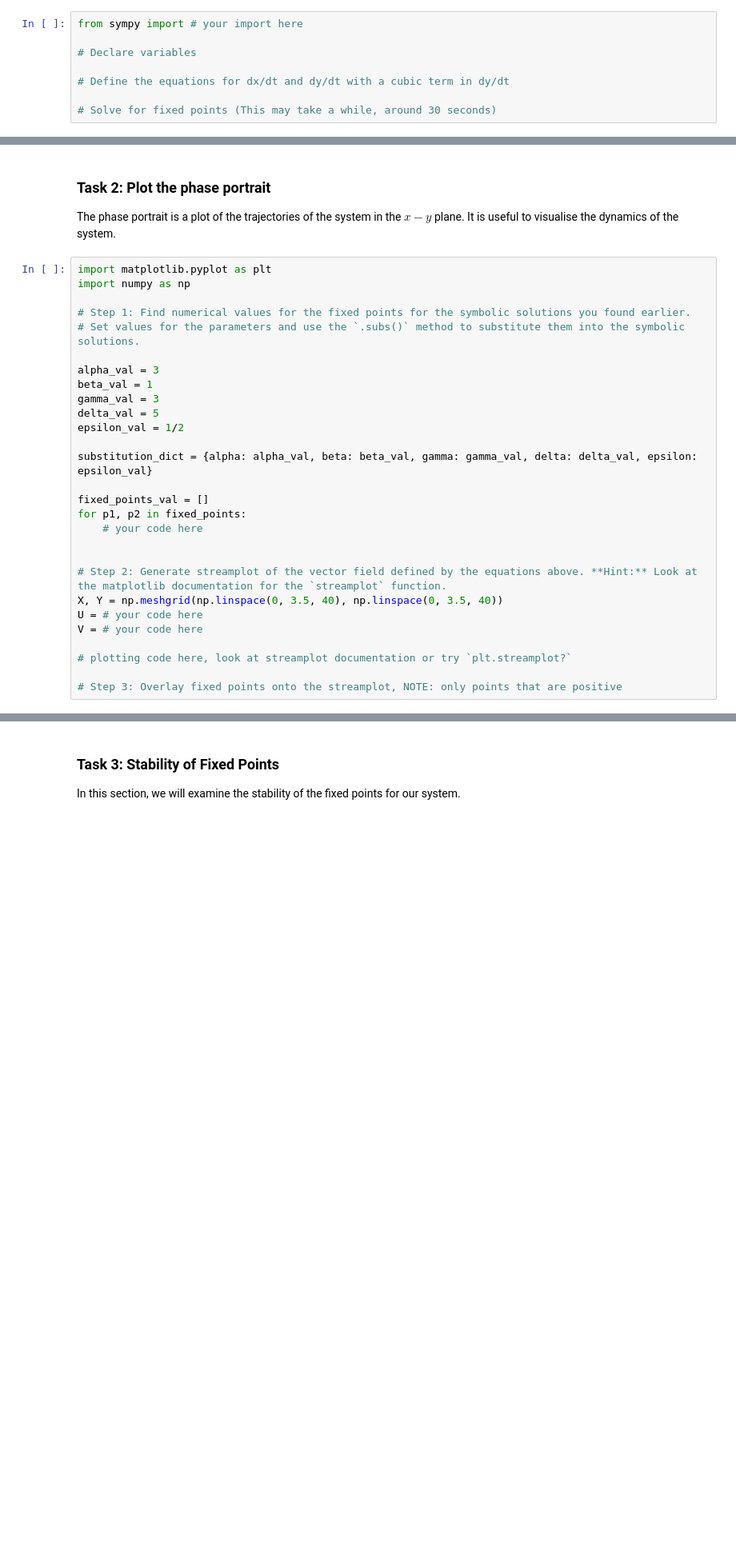
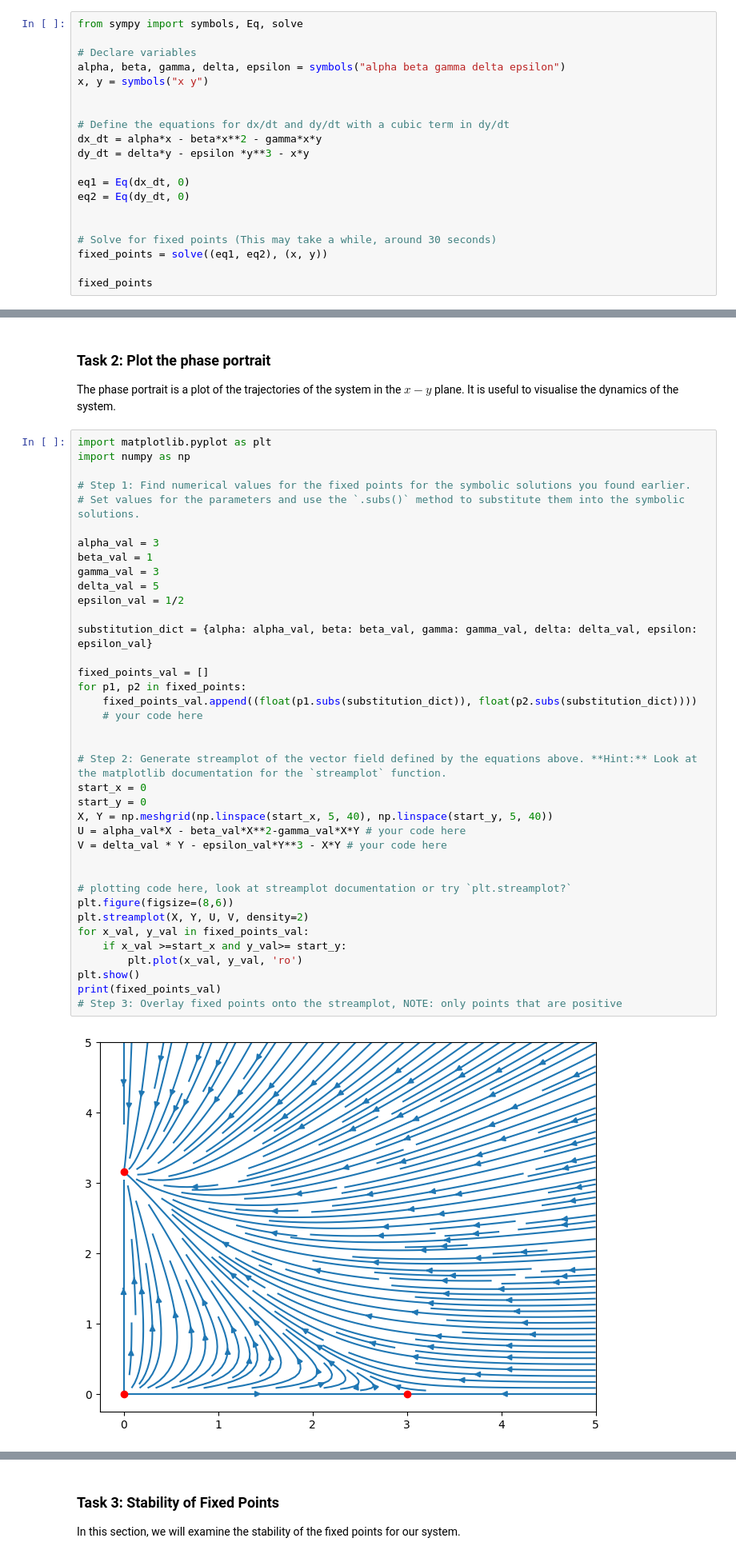
Before and after one commit to alexmakassiouk/eth-economic-dynamics, a Jupyter notebook: repetition/SS_6.ipynb, the cells around one changed output, grey strips where cells are left out. Shown at 80% size. Drawn from its saved outputs; the diff is of its cells as text; blank space fills up the shorter version.

```diff
--- a/repetition/SS_6.ipynb
+++ b/repetition/SS_6.ipynb
@@ -24,10 +24,22 @@ $$
 # %% [markdown]
 ### Task 1: Find the Fixed Points Analytically (with `sympy`)
 # %%
-from sympy import # your import here
+from sympy import symbols, Eq, solve
 
 # Declare variables
+alpha, beta, gamma, delta, epsilon = symbols("alpha beta gamma delta epsilon")
+x, y = symbols("x y")
+
 
 # Define the equations for dx/dt and dy/dt with a cubic term in dy/dt
+dx_dt = alpha*x - beta*x**2 - gamma*x*y
+dy_dt = delta*y - epsilon *y**3 - x*y
+
+eq1 = Eq(dx_dt, 0)
+eq2 = Eq(dy_dt, 0)
+
 
 # Solve for fixed points (This may take a while, around 30 seconds)
+fixed_points = solve((eq1, eq2), (x, y))
+
+fixed_points
@@ -38,28 +59,40 @@ The phase portrait is a plot of the trajectories of the system in the $x-y$ plan
 # %%
 import matplotlib.pyplot as plt
 import numpy as np
 
 # Step 1: Find numerical values for the fixed points for the symbolic solutions you found earlier.
 # Set values for the parameters and use the `.subs()` method to substitute them into the symbolic solutions.
 
 alpha_val = 3
 beta_val = 1
 gamma_val = 3
 delta_val = 5
 epsilon_val = 1/2
 
 substitution_dict = {alpha: alpha_val, beta: beta_val, gamma: gamma_val, delta: delta_val, epsilon: epsilon_val}
 
 fixed_points_val = []
 for p1, p2 in fixed_points:
+    fixed_points_val.append((float(p1.subs(substitution_dict)), float(p2.subs(substitution_dict))))
     # your code here
 
 
 # Step 2: Generate streamplot of the vector field defined by the equations above. **Hint:** Look at the matplotlib documentation for the `streamplot` function.
-X, Y = np.meshgrid(np.linspace(0, 3.5, 40), np.linspace(0, 3.5, 40))
-U = # your code here
-V = # your code here
+start_x = 0
+start_y = 0
+X, Y = np.meshgrid(np.linspace(start_x, 5, 40), np.linspace(start_y, 5, 40))
+U = alpha_val*X - beta_val*X**2-gamma_val*X*Y # your code here
+V = delta_val * Y - epsilon_val*Y**3 - X*Y # your code here
+
 
 # plotting code here, look at streamplot documentation or try `plt.streamplot?`
-
+plt.figure(figsize=(8,6))
+plt.streamplot(X, Y, U, V, density=2)
+for x_val, y_val in fixed_points_val:
+    if x_val >=start_x and y_val>= start_y:
+        plt.plot(x_val, y_val, 'ro')
+plt.show()
+print(fixed_points_val)
 # Step 3: Overlay fixed points onto the streamplot, NOTE: only points that are positive
+# %% [output]
+[figure, added]
```
Also changed, not shown: parts of 5 cells of this notebook, 1 other file.
